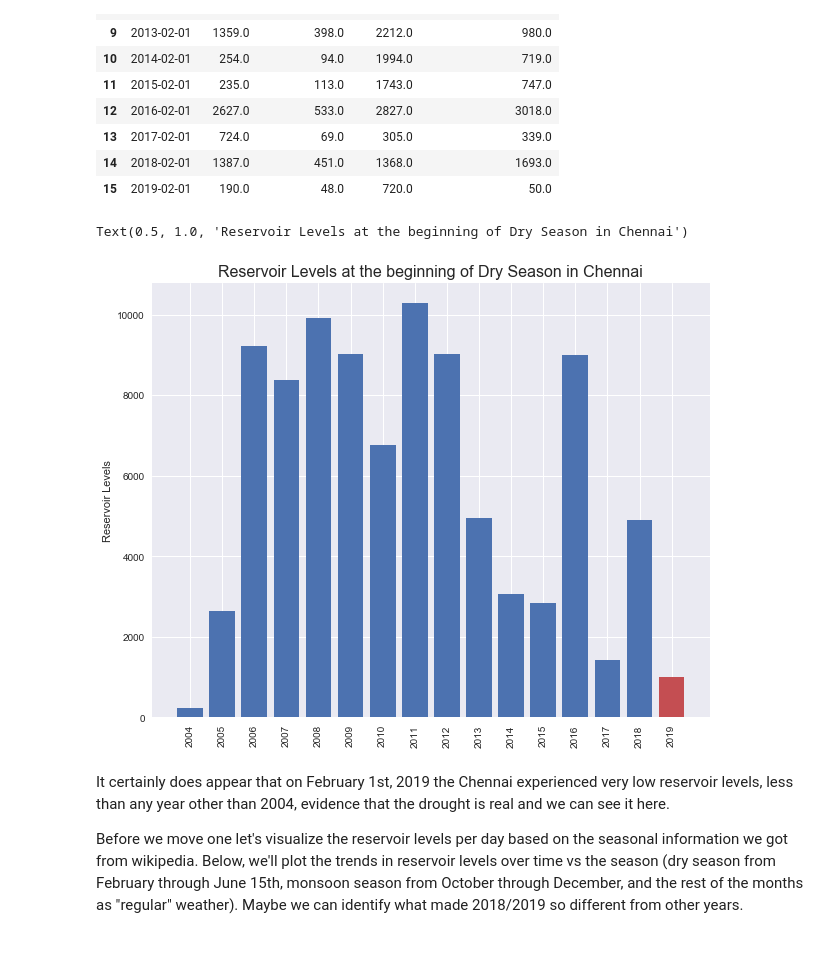
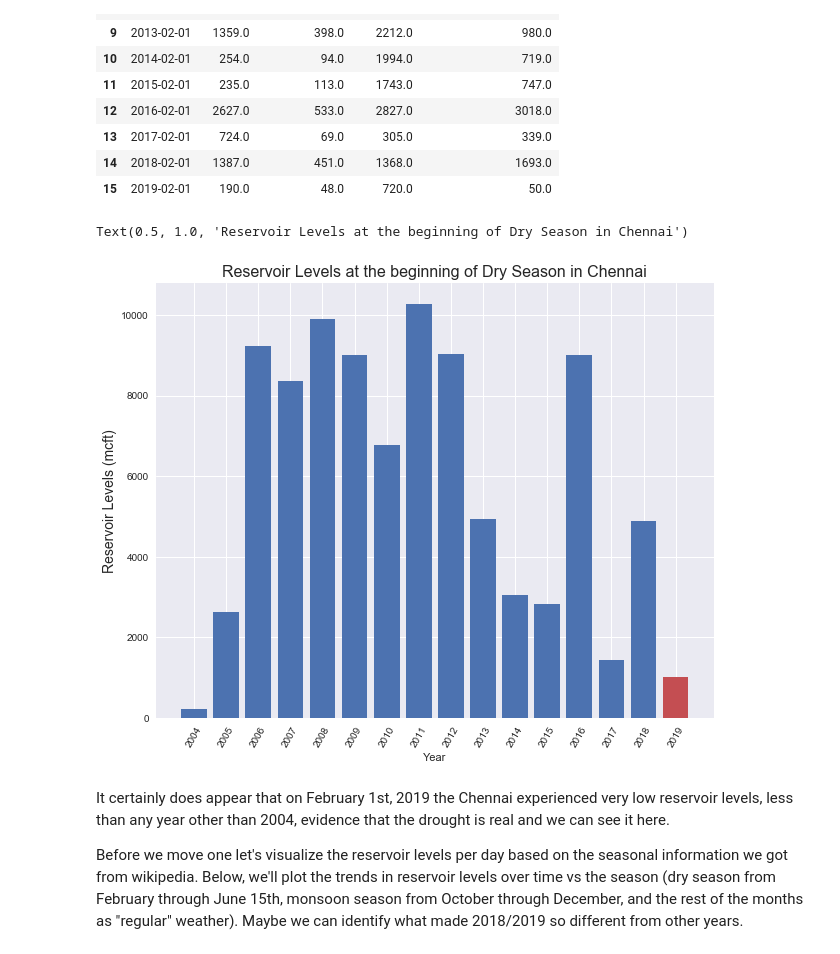
Before and after one commit to marxav0319/Chennai_Water_Management_NB, a Jupyter notebook: Chennai Water Management Exploratory Analysis.ipynb, the cells around one changed output. Cells and saved outputs as stored; diff of their text form; code cells hidden in the pictures.

Commit message:
Added plot labels and fixed some text issues

```diff
--- a/Chennai Water Management Exploratory Analysis.ipynb
+++ b/Chennai Water Management Exploratory Analysis.ipynb
@@ -227,20 +224,21 @@ dry_season_res_levels
 # %%
 # Sum reservoir levels across all 4 regions per year
 dry_season_res_all_regions = dry_season_res_levels.iloc[:, 1:].sum(axis=1)
 x_tick_locations = range(dry_season_res_levels.shape[0])
 c = [colors[0] for i in range(dry_season_res_levels.shape[0] - 1)]
 c.append(colors[2])
 
 # Plotting
 fig, ax = plt.subplots(1, 1, figsize=(10, 8))
 ax.bar(x_tick_locations, dry_season_res_all_regions, color=c)
 ax.set_xticks(x_tick_locations)
-ax.set_xticklabels(dry_season_res_levels.Date.dt.strftime('%Y'), rotation=90)
-ax.set_ylabel('Reservoir Levels')
+ax.set_xticklabels(dry_season_res_levels.Date.dt.strftime('%Y'), rotation=60)
+ax.set_ylabel('Reservoir Levels (mcft)', size=14)
+ax.set_xlabel('Year')
 ax.set_title('Reservoir Levels at the beginning of Dry Season in Chennai', size=16)
 # %% [output]
 Text(0.5, 1.0, 'Reservoir Levels at the beginning of Dry Season in Chennai')
-[figure, old version]
+[figure, new version]
 # %% [markdown]
 It certainly does appear that on February 1st, 2019 the Chennai experienced very low reservoir levels, less than any year other than 2004, evidence that the drought is real and we can see it here.
 
```
Also changed, not shown: parts of 8 cells of this notebook.
